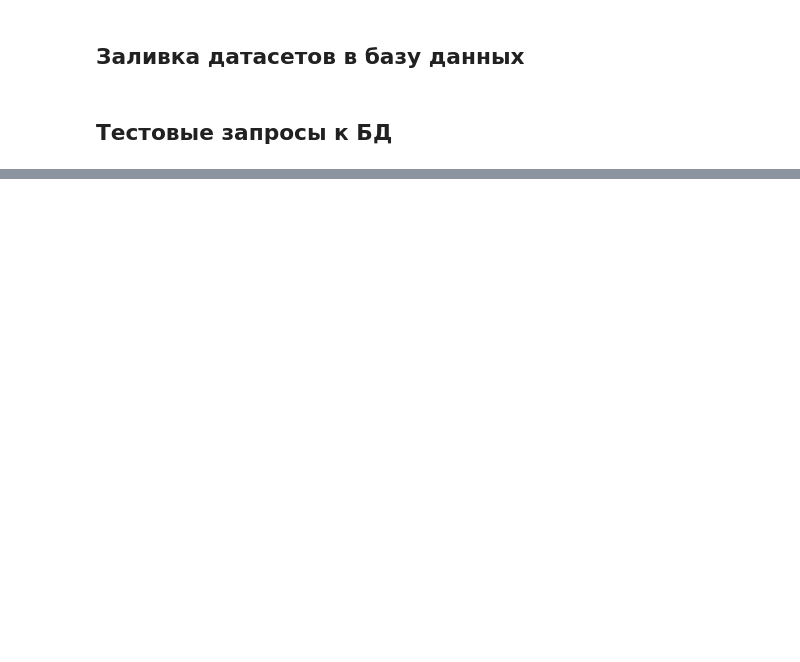
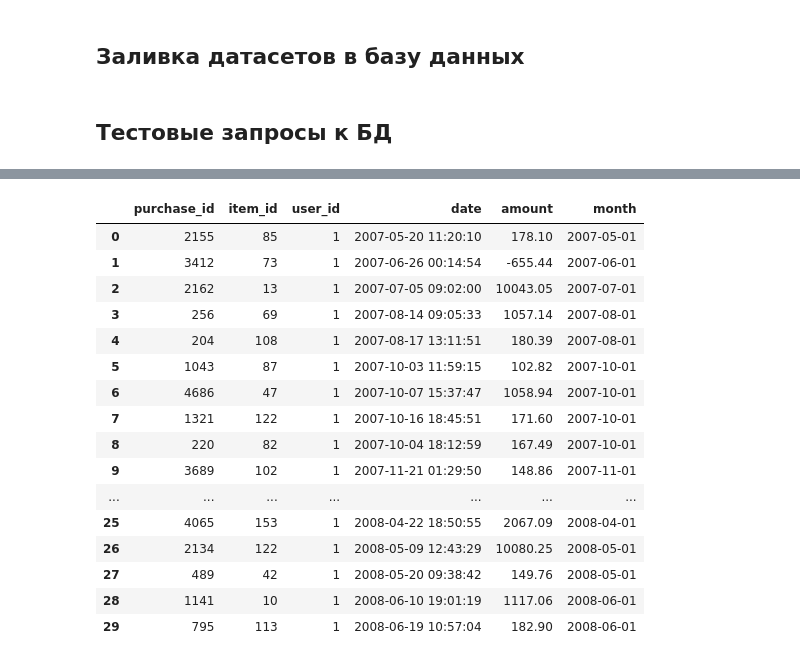
Before and after one commit to tori112/ds_public, a Jupyter notebook: wib/Who_Is_Blogger_jun_DE.ipynb, the cells around one changed output, grey strips where cells are left out. Saved outputs shown, nothing was run; the diff lists cells and outputs as text; code cells hidden in the pictures; blank space fills up the shorter version.

```diff
--- a/wib/Who_Is_Blogger_jun_DE.ipynb
+++ b/wib/Who_Is_Blogger_jun_DE.ipynb
@@ -133,0 +200,28 @@ select(sql)
+# %%
+# Выделение месяца из даты для каждого пользователя. Пример для user_id = 1
+
+sql = '''
+select *, date_trunc('month', date) as month
+from purchases
+where user_id = 1
+order by month
+'''
+select(sql)
+# %% [output]
+|  | purchase_id | item_id | user_id | date | amount | month |
+| 0 | 2155 | 85 | 1 | 2007-05-20 11:20:10 | 178.10 | 2007-05-01 |
+| 1 | 3412 | 73 | 1 | 2007-06-26 00:14:54 | -655.44 | 2007-06-01 |
+| 2 | 2162 | 13 | 1 | 2007-07-05 09:02:00 | 10043.05 | 2007-07-01 |
+| 3 | 256 | 69 | 1 | 2007-08-14 09:05:33 | 1057.14 | 2007-08-01 |
+| 4 | 204 | 108 | 1 | 2007-08-17 13:11:51 | 180.39 | 2007-08-01 |
+| 5 | 1043 | 87 | 1 | 2007-10-03 11:59:15 | 102.82 | 2007-10-01 |
+| 6 | 4686 | 47 | 1 | 2007-10-07 15:37:47 | 1058.94 | 2007-10-01 |
+| 7 | 1321 | 122 | 1 | 2007-10-16 18:45:51 | 171.60 | 2007-10-01 |
+| 8 | 220 | 82 | 1 | 2007-10-04 18:12:59 | 167.49 | 2007-10-01 |
+| 9 | 3689 | 102 | 1 | 2007-11-21 01:29:50 | 148.86 | 2007-11-01 |
+| ... | ... | ... | ... | ... | ... | ... |
+| 25 | 4065 | 153 | 1 | 2008-04-22 18:50:55 | 2067.09 | 2008-04-01 |
+| 26 | 2134 | 122 | 1 | 2008-05-09 12:43:29 | 10080.25 | 2008-05-01 |
+| 27 | 489 | 42 | 1 | 2008-05-20 09:38:42 | 149.76 | 2008-05-01 |
+| 28 | 1141 | 10 | 1 | 2008-06-10 19:01:19 | 1117.06 | 2008-06-01 |
+| 29 | 795 | 113 | 1 | 2008-06-19 10:57:04 | 182.90 | 2008-06-01 |
```
Also changed, not shown: parts of 30 cells of this notebook, 3 other files.
